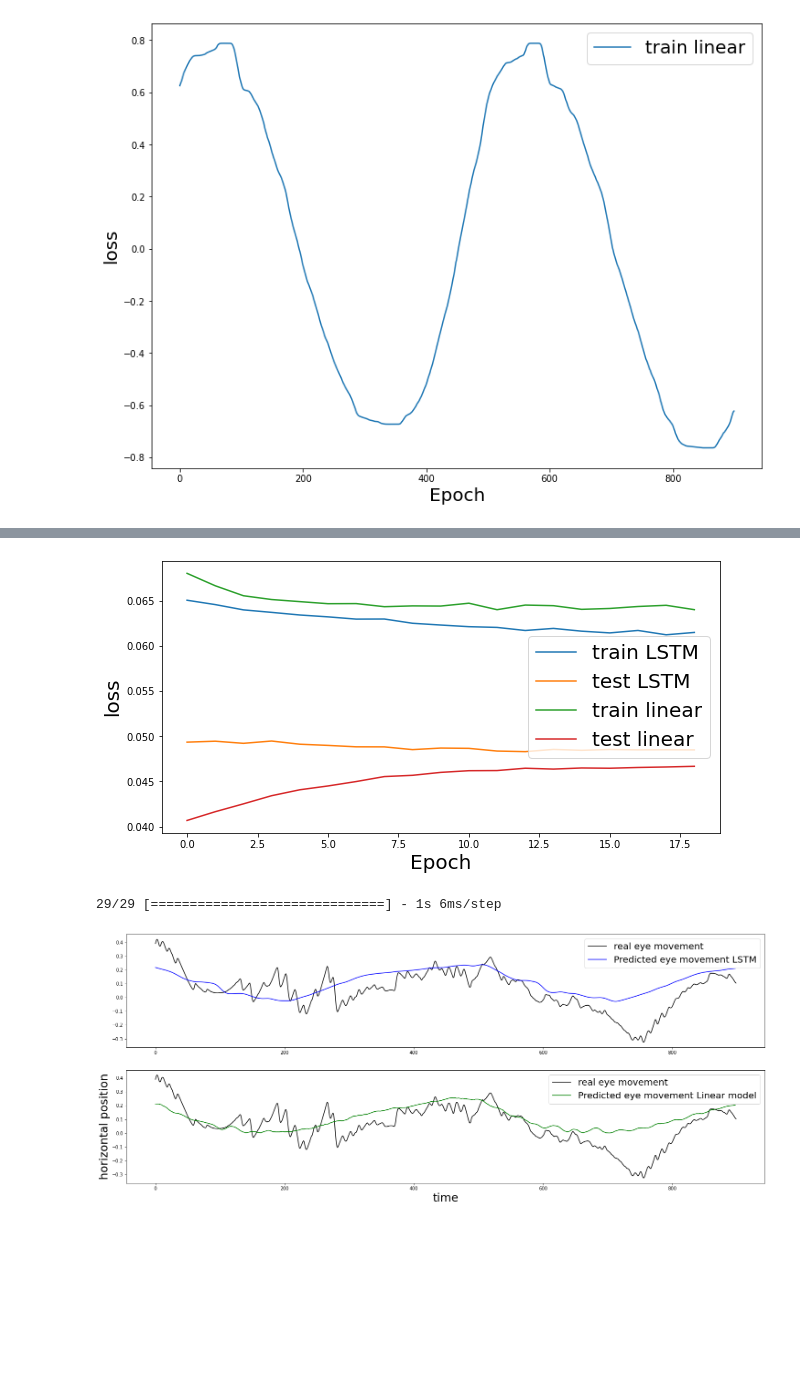
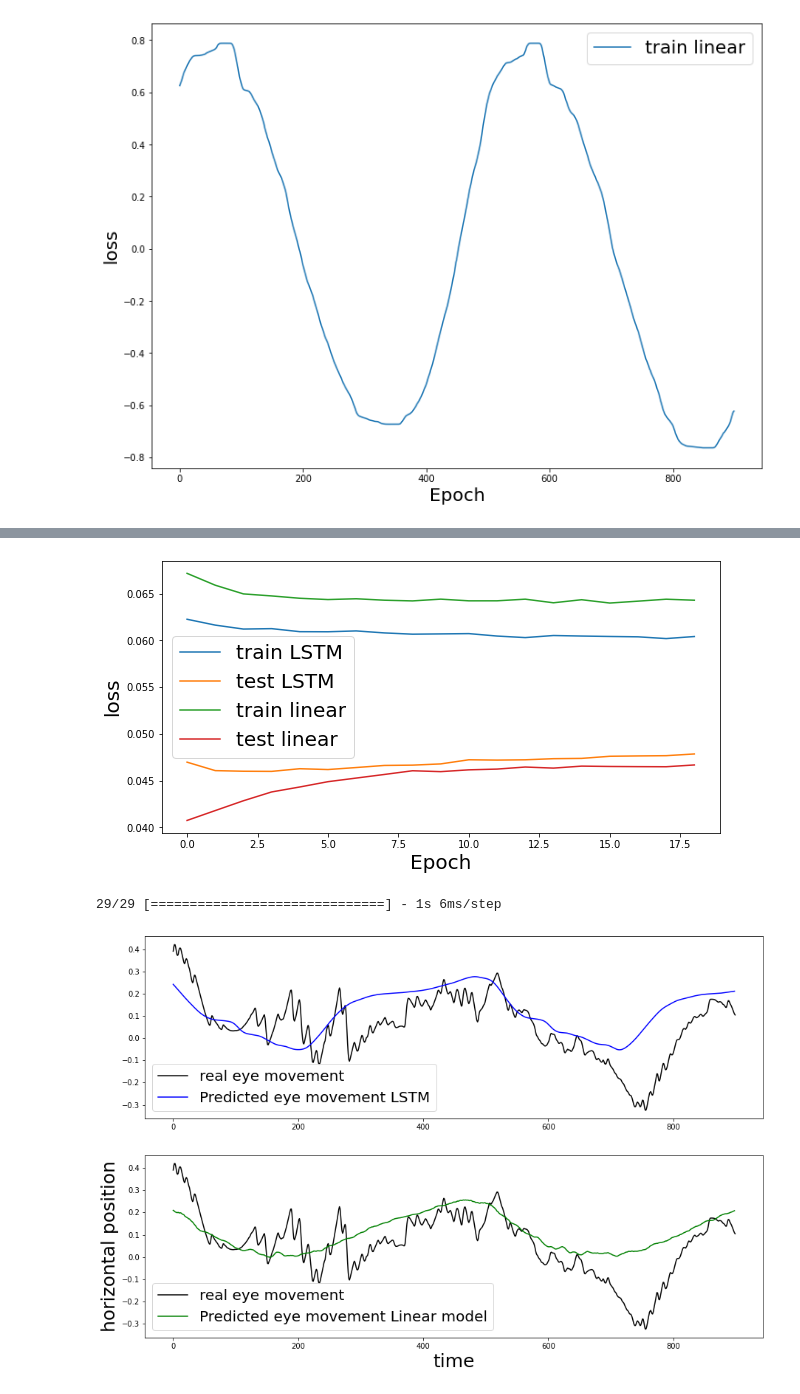
Before and after one commit to YanaMinyaylo/NS, a Jupyter notebook: NN_LSTM_17_11.ipynb, the cells around one changed output, grey strips where cells are left out. Drawn from its saved outputs; the diff is of its cells as text; code cells hidden in the pictures; blank space fills up the shorter version.

```diff
--- a/NN_LSTM_17_11.ipynb
+++ b/NN_LSTM_17_11.ipynb
@@ -294,6 +273,9 @@ plt.show()
 u = 50
 model_lstm = tf.keras.models.Sequential()
 model_lstm.add(tf.keras.layers.LSTM(units= u, return_sequences=True, input_shape=(feature_train.shape[1],1)))
+model_lstm.add(tf.keras.layers.Dropout(0.2))
+
+model_lstm.add(tf.keras.layers.LSTM(units= u, return_sequences=True))
 model_lstm.add(tf.keras.layers.Dropout(0.2))
 
 model_lstm.add(tf.keras.layers.LSTM(units=u))
@@ -325,5 +305,5 @@ Trainable params: 30,651
 Non-trainable params: 0
 _________________________________________________________________
 # %%
-result_lstm = model_lstm.fit(feature_train, label_train, epochs = 20, batch_size = 16, validation_split=0.1, shuffle=False)
+result_lstm = model_lstm.fit(feature_train, label_train, epochs = 50, batch_size = 16, validation_split=0.1, shuffle=False)
 # %% [output]
@@ -347,4 +327,4 @@ Epoch 20/20
 # %%
-result_lstm = model_lstm.fit(feature_train2, label_train2, epochs = 20, batch_size = 16, validation_split=0.1, shuffle=False)
+result_lstm2 = model_lstm.fit(feature_train2, label_train2, epochs = 20, batch_size = 16, validation_split=0.1, shuffle=False)
 # %% [output]
 Epoch 1/20
@@ -368,14 +348,14 @@ Epoch 20/20
 plt.figure(figsize=(10,5), facecolor='w')
 plt.plot(result_lstm.history['loss'][1:], label='train LSTM')
 plt.plot(result_lstm.history['val_loss'][1:], label='test LSTM')
-plt.plot(result_linear2.history['loss'][1:], label='train linear')
-plt.plot(result_linear2.history['val_loss'][1:], label='test linear')
+plt.plot(result_linear.history['loss'][1:], label='train linear')
+plt.plot(result_linear.history['val_loss'][1:], label='test linear')
 plt.legend(fontsize=20)
 plt.xlabel('Epoch',  fontsize=20)
 plt.ylabel('loss',  fontsize=20)
 plt.show()
 # %% [output]
-[figure, old version]
+[figure, new version]
 # %%
 # predictions_linear = linear.predict(feature_test)
 predictions_lstm = model_lstm.predict(feature_test)
@@ -383,23 +363,23 @@ predictions_lstm = model_lstm.predict(feature_test)
 29/29 [==============================] - 1s 6ms/step
 # %%
 y_test = y_test.reshape((y_test.shape[0],))
-fig, ax = plt.subplots(ncols=1, nrows = 2, figsize=(25, 10))
+fig, ax = plt.subplots(ncols=1, nrows = 2, figsize=(15, 10))
 fig.patch.set_facecolor('white')
 n1 = 0
 n2 = -1
 
 ax[0].plot(y_test[n1+100:], color='black', label='real eye movement')
 ax[0].plot(predictions_lstm[n1:n2], color='blue', label='Predicted eye movement LSTM')
 
 ax[1].plot(y_test[n1+100:], color='black', label='real eye movement')
 ax[1].plot(predictions_linear[n1:n2], color='green', label='Predicted eye movement Linear model')
 
 plt.xlabel('time', fontsize=25)
 plt.ylabel('horizontal position', fontsize=25)
 
 ax[0].legend(fontsize=20)
 ax[1].legend(fontsize=20)
 
 plt.show()
 # %% [output]
-[figure, old version]
+[figure, new version]
```
Also changed, not shown: parts of 11 cells of this notebook.
